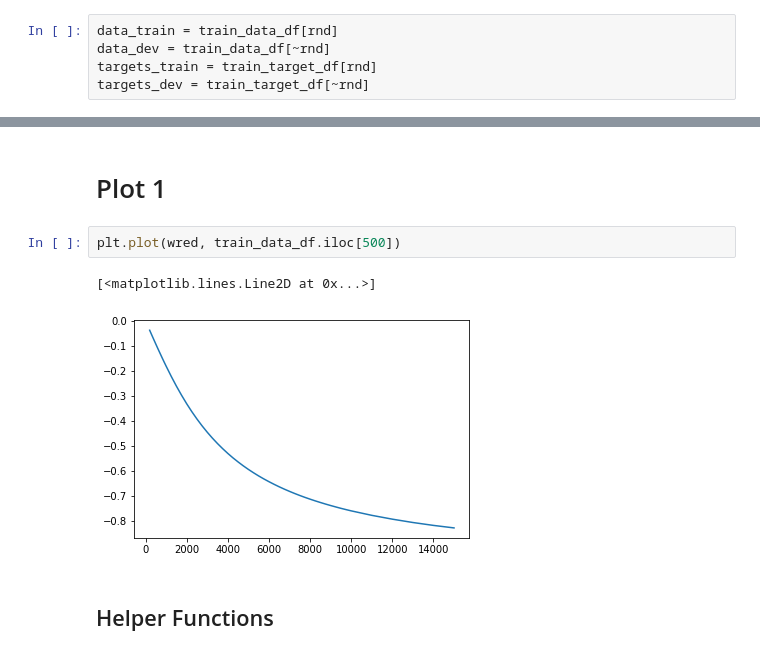
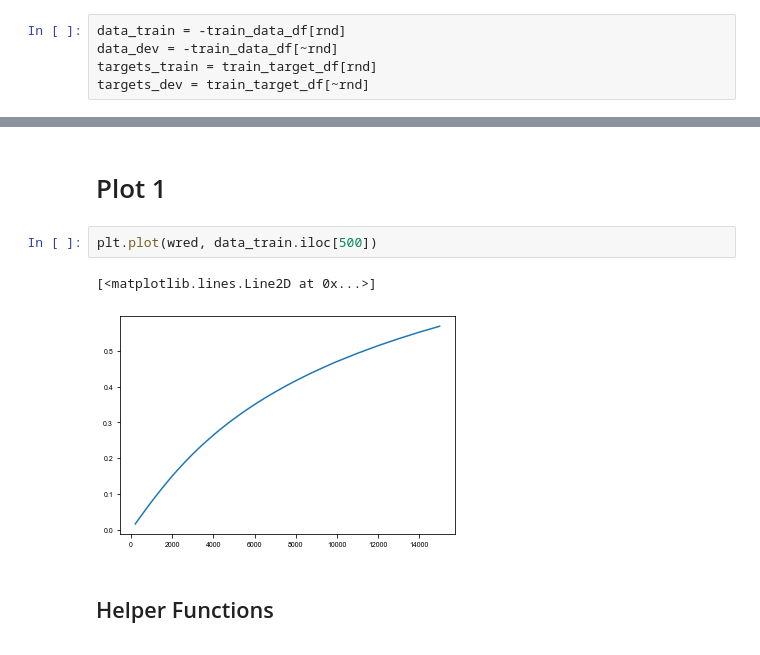
Before and after one commit to michelucci/O2T-Real-Data-Paper, a Jupyter notebook: notebooks/O2_prediction_model_Network_C_v2_O2T_Paper_dataset1.ipynb, the cells around one changed output, grey strips where cells are left out. Drawn from its saved outputs; the diff is of its cells as text.

```diff
--- a/notebooks/O2_prediction_model_Network_C_v2_O2T_Paper_dataset1.ipynb
+++ b/notebooks/O2_prediction_model_Network_C_v2_O2T_Paper_dataset1.ipynb
@@ -139,7 +139,7 @@ wred = [  200.,   300.,   400.,   500.,   600.,   700.,   800.,   900.,
 np.random.seed(42)
 rnd = np.random.rand(len(train_target_df)) < 0.8
 # %%
-data_train = train_data_df[rnd]
-data_dev = train_data_df[~rnd]
+data_train = -train_data_df[rnd]
+data_dev = -train_data_df[~rnd]
 targets_train = train_target_df[rnd]
 targets_dev = train_target_df[~rnd]
@@ -152,10 +156,10 @@ Number of dev      data observations is  (756, 50)
 # %% [markdown]
 # Plot 1
 # %%
-plt.plot(wred, train_data_df.iloc[500])
+plt.plot(wred, data_train.iloc[500])
 # %% [output]
 [<matplotlib.lines.Line2D at 0x...>]
-[figure, old version]
+[figure, new version]
 # %% [markdown]
 ## Helper Functions
 # %%
```
Also changed, not shown: parts of 16 cells of this notebook, 5 other files.
